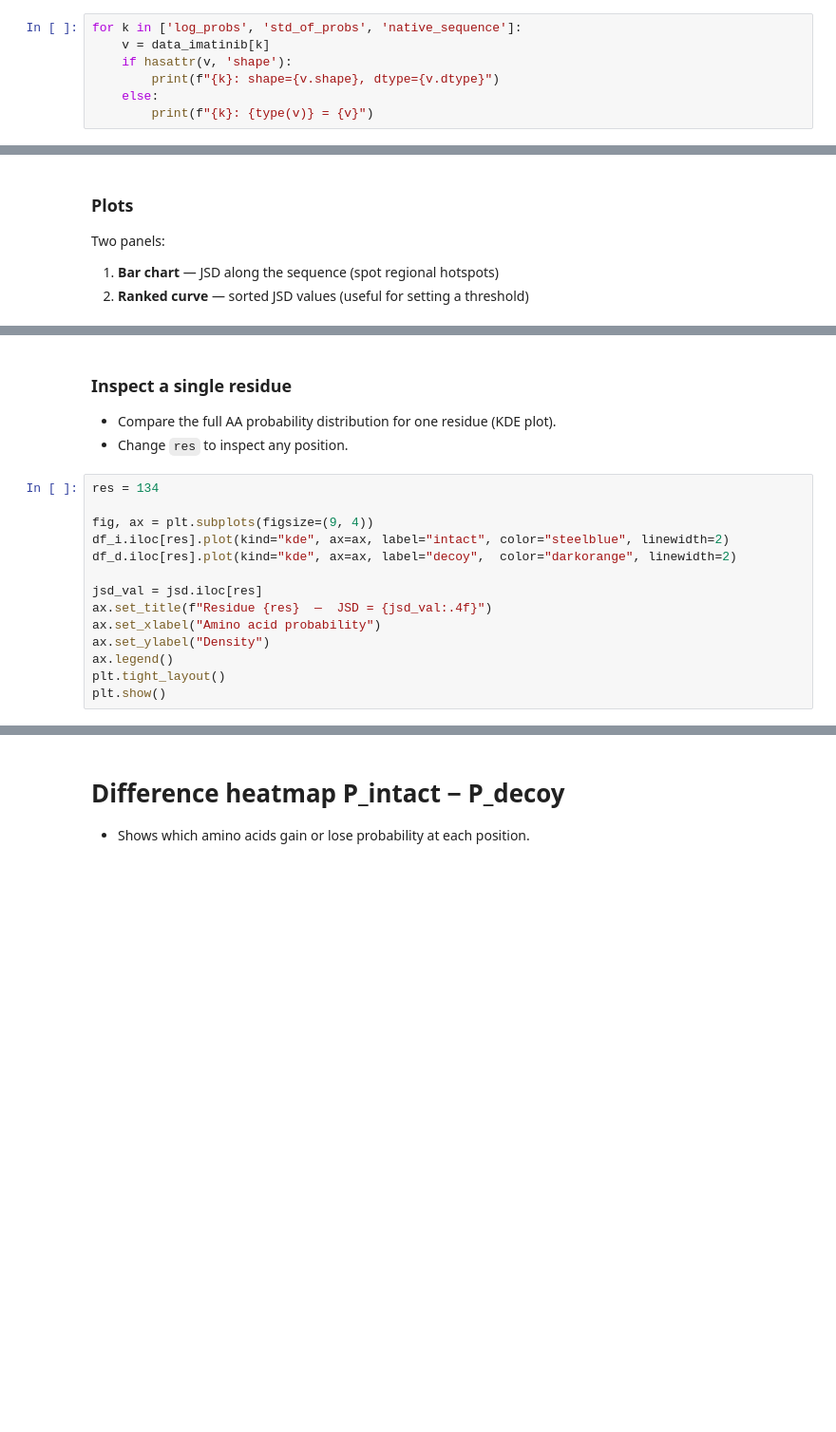
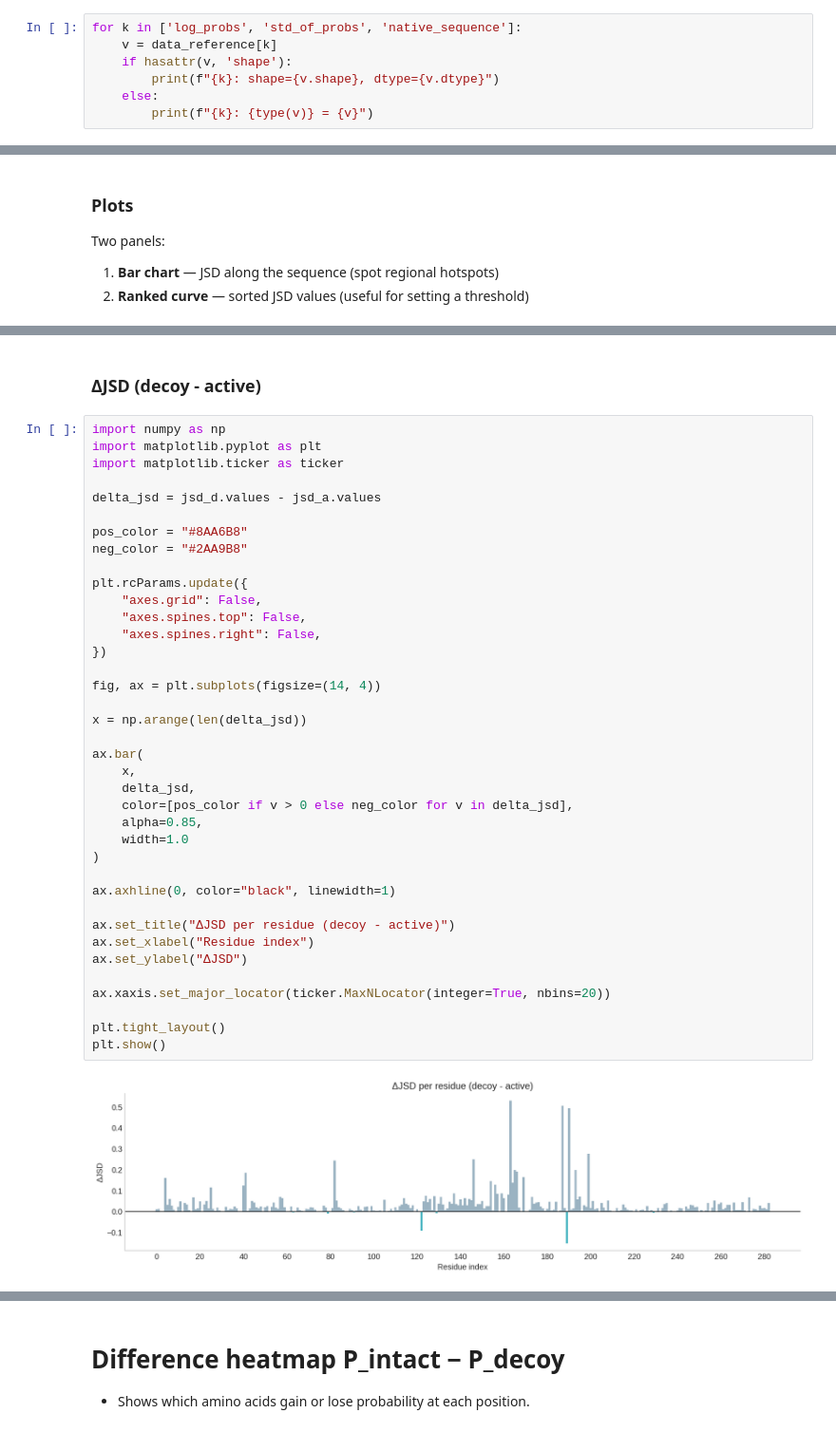
Before and after one commit to tedeschg/ProteinPerturbation, a Jupyter notebook: analysis.ipynb, the cells around one changed output, grey strips where cells are left out. Shown at 95% size. Cells and saved outputs as stored; diff of their text form; blank space fills up the shorter version.

```diff
--- a/analysis.ipynb
+++ b/analysis.ipynb
@@ -12,7 +14,7 @@ print(data_imatinib.keys() if hasattr(data_imatinib, "keys") else data_imatinib)
 dict_keys(['logits', 'probs', 'log_probs', 'decoding_order', 'native_sequence', 'mask', 'chain_mask', 'seed', 'alphabet', 'residue_names', 'sequence', 'mean_of_probs', 'std_of_probs'])
 # %%
 for k in ['log_probs', 'std_of_probs', 'native_sequence']:
-    v = data_imatinib[k]
+    v = data_reference[k]
     if hasattr(v, 'shape'):
         print(f"{k}: shape={v.shape}, dtype={v.dtype}")
     else:
@@ -245,19 +479,42 @@ print(f"Saved → {OUT_PNG}")
 # %% [markdown]
-### Inspect a single residue
-
-- Compare the full AA probability distribution for one residue (KDE plot).
-- Change `res` to inspect any position.
+### ΔJSD (decoy - active)
-# %%
-res = 134
-
-fig, ax = plt.subplots(figsize=(9, 4))
-df_i.iloc[res].plot(kind="kde", ax=ax, label="intact", color="steelblue", linewidth=2)
-df_d.iloc[res].plot(kind="kde", ax=ax, label="decoy",  color="darkorange", linewidth=2)
-
-jsd_val = jsd.iloc[res]
-ax.set_title(f"Residue {res}  —  JSD = {jsd_val:.4f}")
-ax.set_xlabel("Amino acid probability")
-ax.set_ylabel("Density")
-ax.legend()
-plt.tight_layout()
-plt.show()
+# %%
+import numpy as np
+import matplotlib.pyplot as plt
+import matplotlib.ticker as ticker
+
+delta_jsd = jsd_d.values - jsd_a.values
+
+pos_color = "#8AA6B8"
+neg_color = "#2AA9B8"
+
+plt.rcParams.update({
+    "axes.grid": False,
+    "axes.spines.top": False,
+    "axes.spines.right": False,
+})
+
+fig, ax = plt.subplots(figsize=(14, 4))
+
+x = np.arange(len(delta_jsd))
+
+ax.bar(
+    x,
+    delta_jsd,
+    color=[pos_color if v > 0 else neg_color for v in delta_jsd],
+    alpha=0.85,
+    width=1.0
+)
+
+ax.axhline(0, color="black", linewidth=1)
+
+ax.set_title("ΔJSD per residue (decoy - active)")
+ax.set_xlabel("Residue index")
+ax.set_ylabel("ΔJSD")
+
+ax.xaxis.set_major_locator(ticker.MaxNLocator(integer=True, nbins=20))
+
+plt.tight_layout()
+plt.show()
+# %% [output]
+[figure, added]
```
Also changed, not shown: parts of 15 cells of this notebook, 8 other files.
